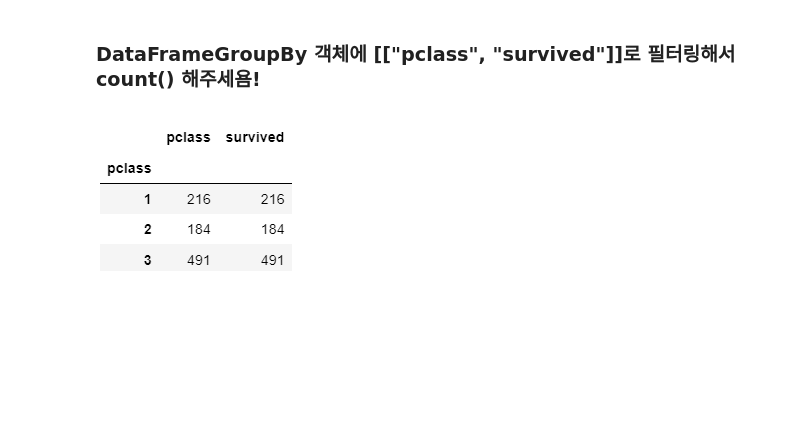
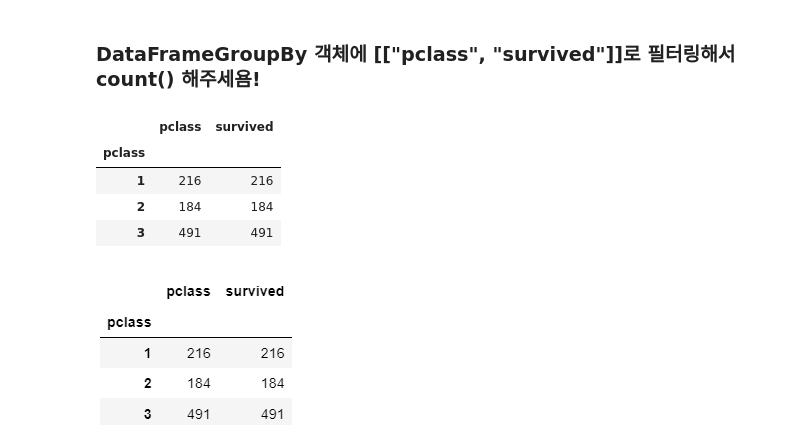
Before and after one commit to Jonghyun777/insight-13th, a Jupyter notebook: code/il-ho-kim/session1/Pandas 과제_김일호.ipynb, the cells around one changed output. Saved outputs shown, nothing was run; the diff lists cells and outputs as text; code cells hidden in the pictures; blank space fills up the shorter version.

```diff
--- a/code/il-ho-kim/session1/Pandas 과제_김일호.ipynb
+++ b/code/il-ho-kim/session1/Pandas 과제_김일호.ipynb
@@ -417,8 +425,14 @@ data_groupby.count() # 따라서 groupby를 통해 인사이트를 얻으려면
 # %% [markdown]
 ### DataFrameGroupBy 객체에 [["pclass", "survived"]]로 필터링해서 count() 해주세욤!
 # %%
-data_groupby = data.groupby**********************
+data_groupby = data.groupby("pclass")[["pclass","survived"]].count()
 data_groupby
+# %% [output]
+|  | pclass | survived |
+| pclass |  |  |
+| 1 | 216 | 216 |
+| 2 | 184 | 184 |
+| 3 | 491 | 491 |
 # %% [markdown]
 ![image.png](attachment:image.png)
 # %%
```
Also changed, not shown: parts of 4 cells of this notebook, 6 other files.
